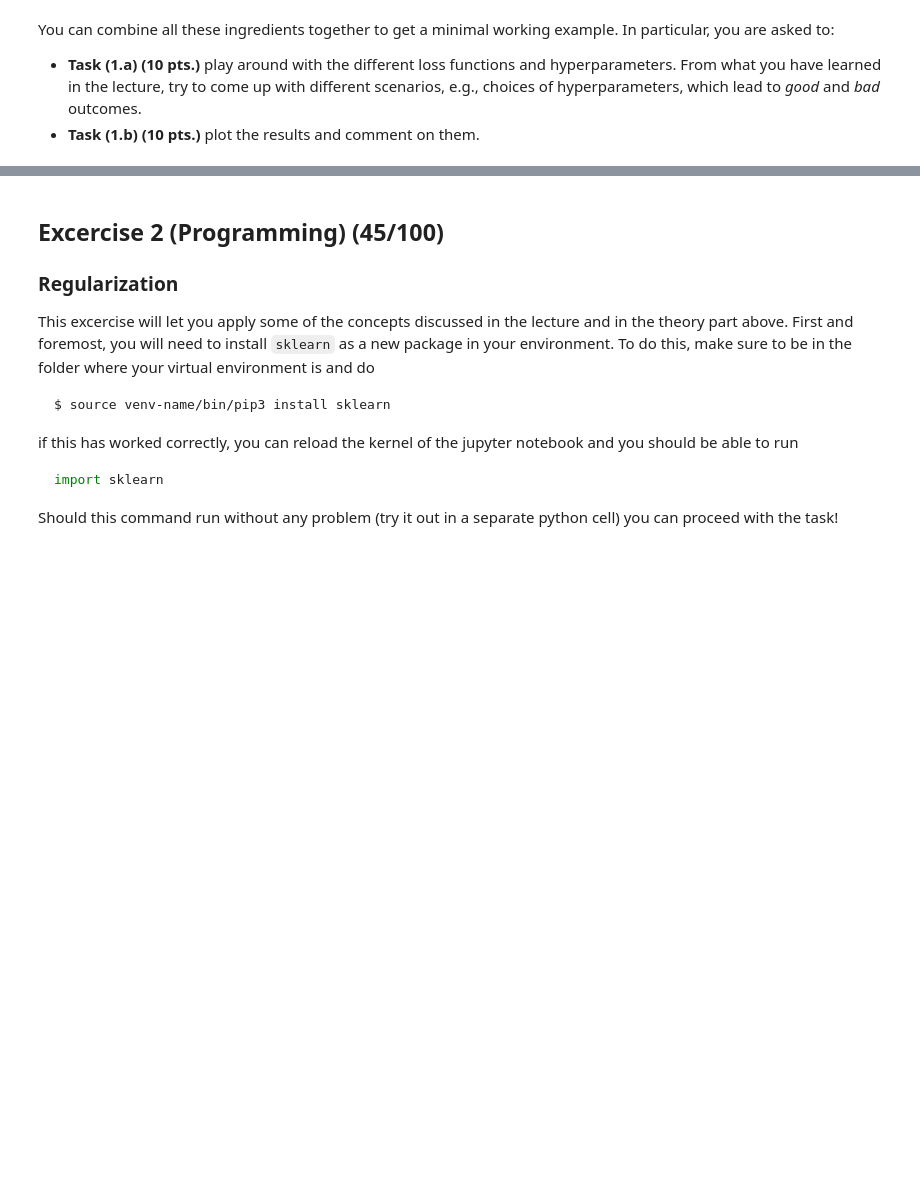
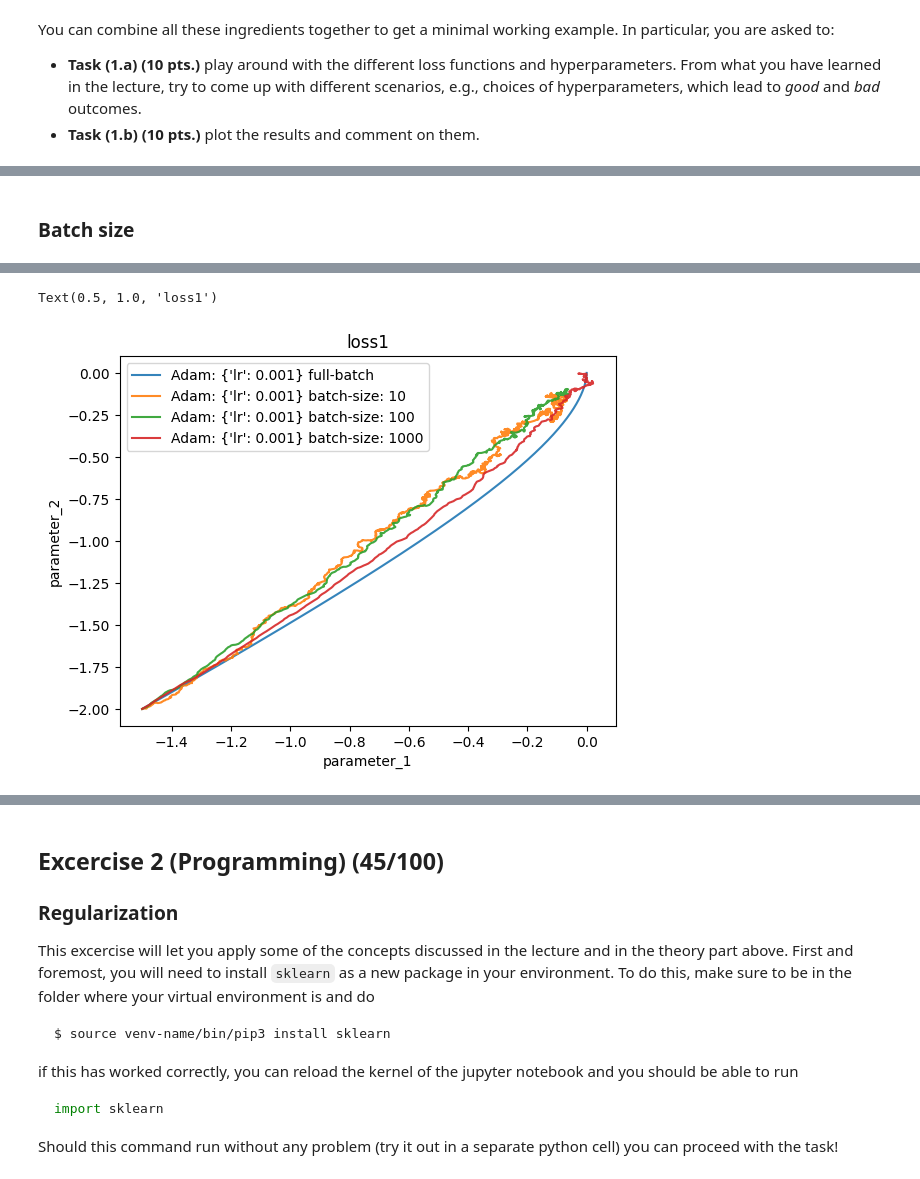
Before and after one commit to BenediktAuer/ML_SS24, a Jupyter notebook: Exercise4/sheet-4.ipynb, the cells around one changed output, grey strips where cells are left out. Saved outputs shown, nothing was run; the diff lists cells and outputs as text; code cells hidden in the pictures; blank space fills up the shorter version.

```diff
--- a/Exercise4/sheet-4.ipynb
+++ b/Exercise4/sheet-4.ipynb
@@ -131,9 +132,9 @@ def loss3(xy):
 Alongside with an example training function `train_example`
 # %%
 class ML_Model(torch.nn.Module):
-    def __init__(self):
+    def __init__(self,params=(-1.5, -2) ):
         super().__init__()
-        self.params = torch.nn.Parameter(torch.tensor(((-1.5, -2),)))
+        self.params = torch.nn.Parameter(torch.tensor((params,)))
 
 
 class Batch_loss():
@@ -155,8 +156,8 @@ class Batch_loss():
         return loss
 
 
-def train_example(loss_func,  optim, optim_kwargs, bs=0, nsteps = int(5e2)):
-    model = ML_Model()
+def train_example(loss_func,  optim, optim_kwargs, bs=0, nsteps = int(5e2),params=(-1.5, -2)):
+    model = ML_Model(params)
     optim_ = optim(model.parameters(), **optim_kwargs)
     param_traj = [list(model.params[0].detach().cpu().numpy())]
 
@@ -172,8 +173,10 @@ def train_example(loss_func,  optim, optim_kwargs, bs=0, nsteps = int(5e2)):
     bs_str = f"batch-size: {bs}" if bs else "full-batch"
     splitter = "'"
     plt.plot(*np.asarray(param_traj).T,
-                        alpha=0.9, label=f'{str(optim).split(splitter)[1]}: {optim_kwargs} {bs_str}')
-
-    print(f'{str(optim).split(splitter)[1]}: {optim_kwargs} {bs_str}||loss = {loss_func(model.params).item():.2f}')
+                        alpha=0.9, label=f'{str(optim).split(splitter)[1].split(".")[-1]}: {optim_kwargs} {bs_str}')
+    plt.legend()
+    plt.xlabel("parameter_1")
+    plt.ylabel("parameter_2")
+    print(f'{str(optim).split(splitter)[1].split(".")[-1]}: {optim_kwargs} {bs_str}||loss = {loss_func(model.params).item():.2f}')
     return model.params
 # %%
@@ -211,0 +228,12 @@ In particular, you are asked to:
+# %% [markdown]
+### Batch size
+# %%
+
+lr=1e-3
+train_example(loss1, opt.Adam,{"lr": lr,},0,nsteps = int(55e2))
+train_example(loss1, opt.Adam,{"lr": lr,},10,nsteps = int(25e3))
+train_example(loss1, opt.Adam,{"lr": lr,},100,nsteps = int(85e2))
+train_example(loss1, opt.Adam,{"lr": lr,},1000,nsteps = int(55e2))
+
+plt.title("loss1")
+# %% [output]
@@ -211,0 +244,2 @@ In particular, you are asked to:
+Text(0.5, 1.0, 'loss1')
+[figure, added]
```
Also changed, not shown: parts of 32 cells of this notebook.
